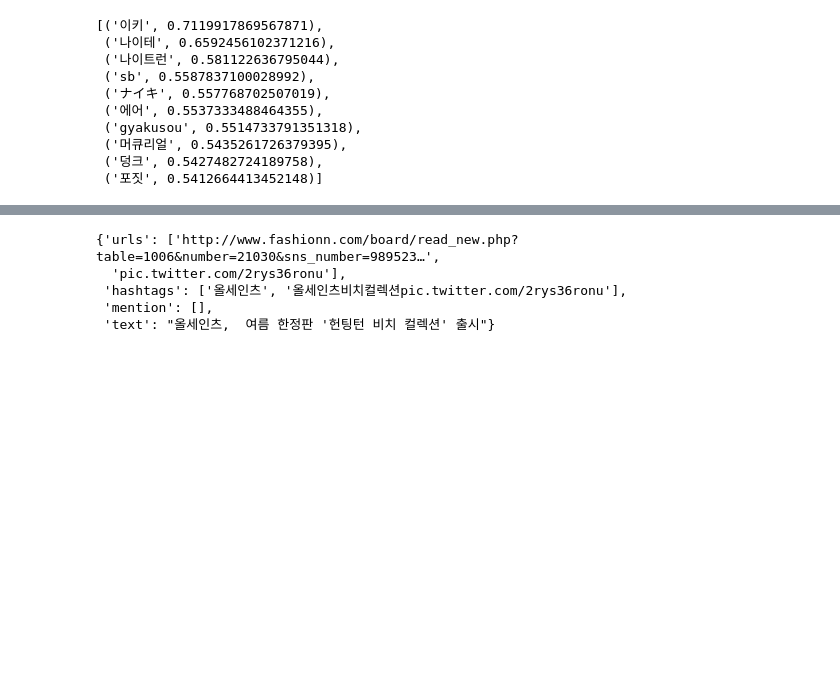
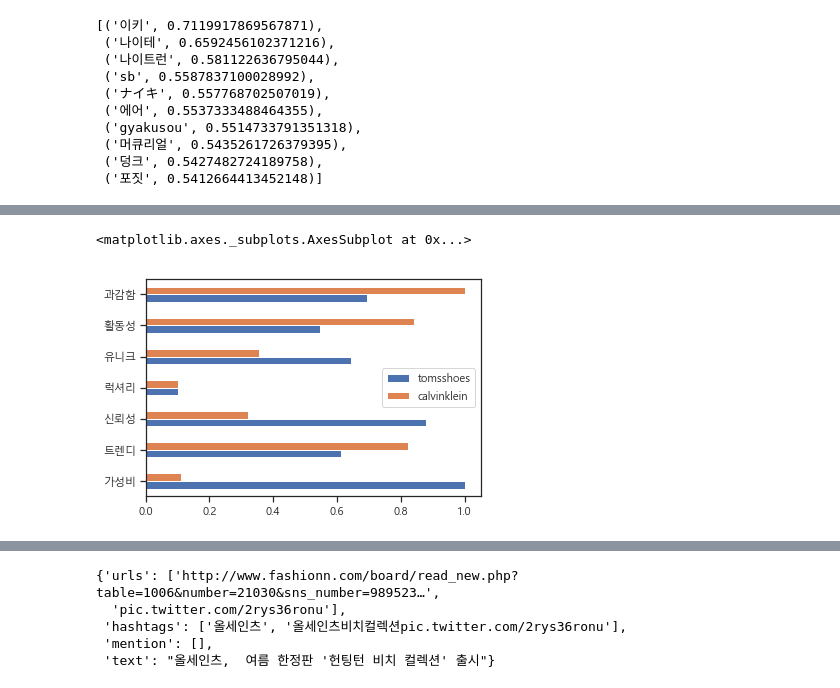
Before and after one commit to gem763/texcrapy, a Jupyter notebook: textmining.ipynb, the cells around one changed output, grey strips where cells are left out. Cells and saved outputs as stored; diff of their text form; code cells hidden in the pictures; blank space fills up the shorter version.

```diff
--- a/textmining.ipynb
+++ b/textmining.ipynb
@@ -145,0 +232,10 @@ l = ijson.items(f, 'crocs.item')
+# %%
+df = pd.read_pickle('id_dict.pkl')
+min_max_scaler = preprocessing.MinMaxScaler(feature_range=(0.1, 1))
+X_train_minmax = min_max_scaler.fit_transform(df)
+df2 = df.copy()
+df2[:] = X_train_minmax
+df2[['tomsshoes', 'calvinklein']].plot.barh()
+# %% [output]
+<matplotlib.axes._subplots.AxesSubplot at 0x...>
+[figure, added]
```
Also changed, not shown: parts of 26 cells of this notebook, 2 other files.
